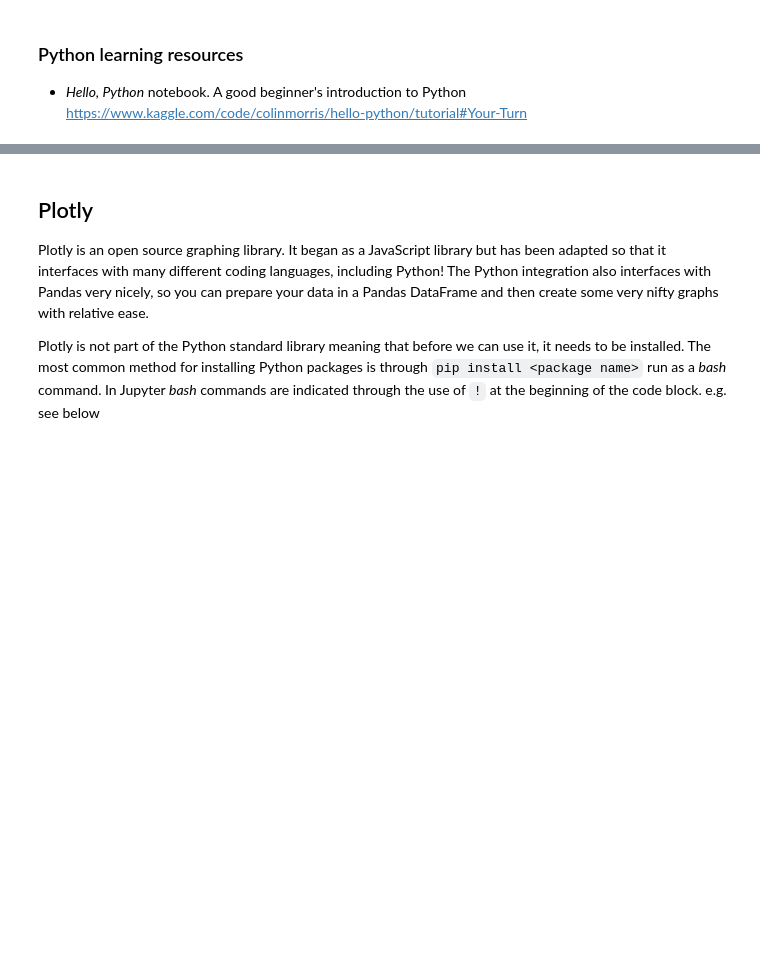
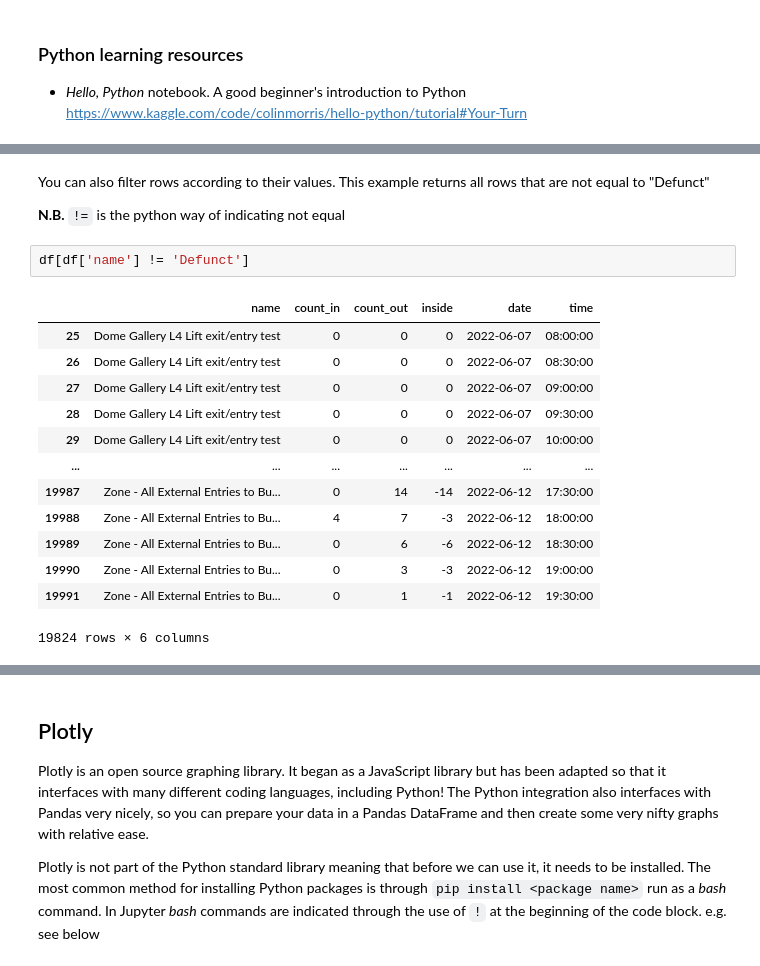
Before and after one commit to StateLibraryVictoria-SLVLAB/code-club, a Jupyter notebook: session-resources/code_club_intro_20_2023.ipynb, the cells around one changed output, grey strips where cells are left out. Saved outputs shown, nothing was run; the diff lists cells and outputs as text; blank space fills up the shorter version.

```diff
--- a/session-resources/code_club_intro_20_2023.ipynb
+++ b/session-resources/code_club_intro_20_2023.ipynb
@@ -197,0 +360,20 @@ import pandas as pd
+# %% [markdown]
+You can also filter rows according to their values. This example returns all rows that are not equal to "Defunct"
+
+**N.B.** `!=` is the python way of indicating not equal
+# %%
+df[df['name'] != 'Defunct']
+# %% [output]
+|  | name | count_in | count_out | inside | date | time |
+| 25 | Dome Gallery L4 Lift exit/entry test | 0 | 0 | 0 | 2022-06-07 | 08:00:00 |
+| 26 | Dome Gallery L4 Lift exit/entry test | 0 | 0 | 0 | 2022-06-07 | 08:30:00 |
+| 27 | Dome Gallery L4 Lift exit/entry test | 0 | 0 | 0 | 2022-06-07 | 09:00:00 |
+| 28 | Dome Gallery L4 Lift exit/entry test | 0 | 0 | 0 | 2022-06-07 | 09:30:00 |
+| 29 | Dome Gallery L4 Lift exit/entry test | 0 | 0 | 0 | 2022-06-07 | 10:00:00 |
+| ... | ... | ... | ... | ... | ... | ... |
+| 19987 | Zone - All External Entries to Bu... | 0 | 14 | -14 | 2022-06-12 | 17:30:00 |
+| 19988 | Zone - All External Entries to Bu... | 4 | 7 | -3 | 2022-06-12 | 18:00:00 |
+| 19989 | Zone - All External Entries to Bu... | 0 | 6 | -6 | 2022-06-12 | 18:30:00 |
+| 19990 | Zone - All External Entries to Bu... | 0 | 3 | -3 | 2022-06-12 | 19:00:00 |
+| 19991 | Zone - All External Entries to Bu... | 0 | 1 | -1 | 2022-06-12 | 19:30:00 |
+19824 rows × 6 columns
```
Also changed, not shown: parts of 43 cells of this notebook, 4 other files.
